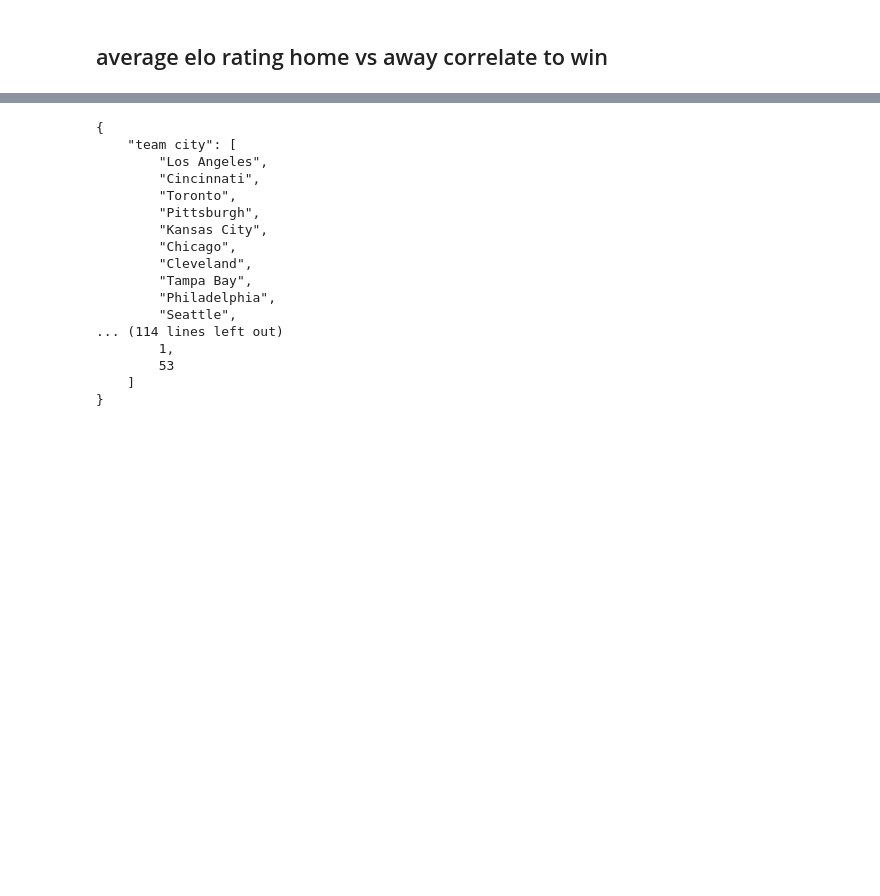
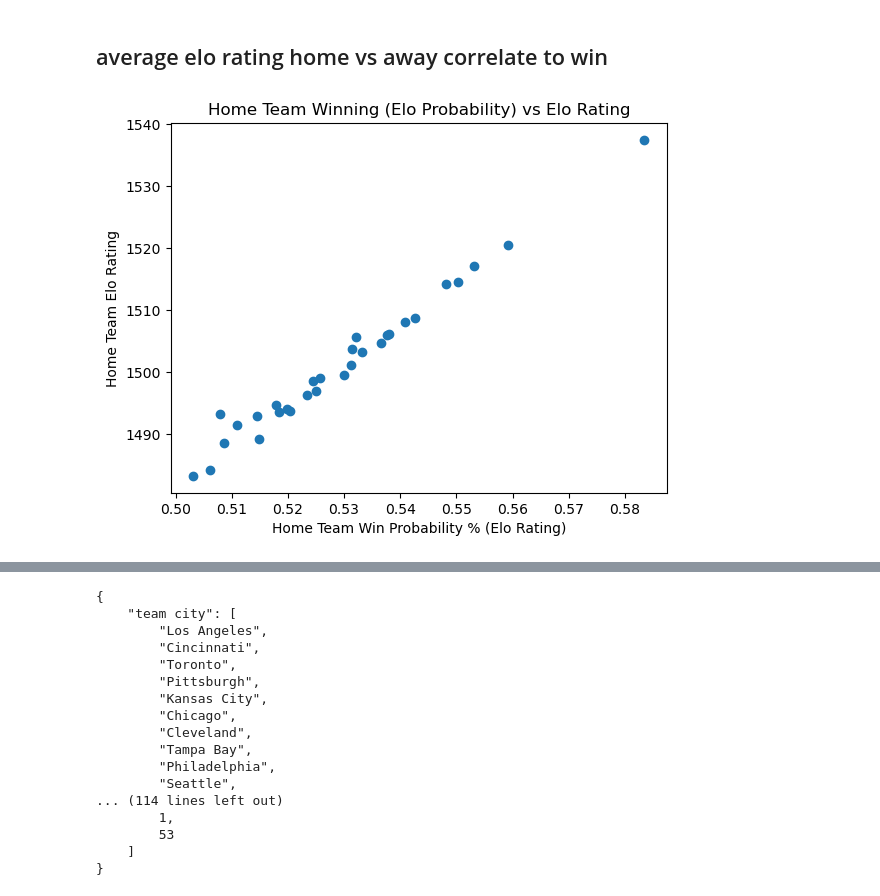
Before and after one commit to johnnycapra/Project_1, a Jupyter notebook: MLB_Analysis.ipynb, the cells around one changed output, grey strips where cells are left out. Saved outputs shown, nothing was run; the diff lists cells and outputs as text; code cells hidden in the pictures; blank space fills up the shorter version.

```diff
--- a/MLB_Analysis.ipynb
+++ b/MLB_Analysis.ipynb
@@ -50,4 +52,11 @@ filtered_data.tail()
 | 204086 | 1900-04-19 | 1900 | 0 | NaN | CIN | CHC | 1519.974 | 1507.474 | 0.552335 | 0.447665 | ... |
 | 204087 | 1900-04-19 | 1900 | 0 | NaN | ATL | PHI | 1550.730 | 1536.910 | 0.554213 | 0.445787 | ... |
 5 rows × 26 columns
+# %%
+team_filter = filtered_data.loc[filtered_data.duplicated(['team1', 'date']), 'team1'].unique()
+teams_unique = filtered_data.drop_duplicates(subset=['team1', 'elo_prob1'])
+
+teams_summary = teams_unique.groupby(
+    ['team1'])['elo_prob1'].agg(
+    ['mean', 'median', 'var', 'std', 'sem'])
 # %%
@@ -121,3 +172,13 @@ home_percentage_season = home_team_advantage(reg_season_df, reg_title, reg_fig1,
 [figure]
 # %% [markdown]
 ## average elo rating home vs away correlate to win
+# %%
+avg_win_prob = teams_unique.groupby('team1')['elo_prob1'].mean()
+post_game_elo_avg = teams_unique.groupby('team1')['elo1_post'].mean()
+plt.scatter(avg_win_prob, post_game_elo_avg)
+plt.xlabel('Home Team Win Probability % (Elo Rating)')
+plt.ylabel('Home Team Elo Rating')
+plt.title('Home Team Winning (Elo Probability) vs Elo Rating')
+plt.show()
+# %% [output]
+[figure, added]
```
Also changed, not shown: parts of 10 cells of this notebook, 4 other files.
